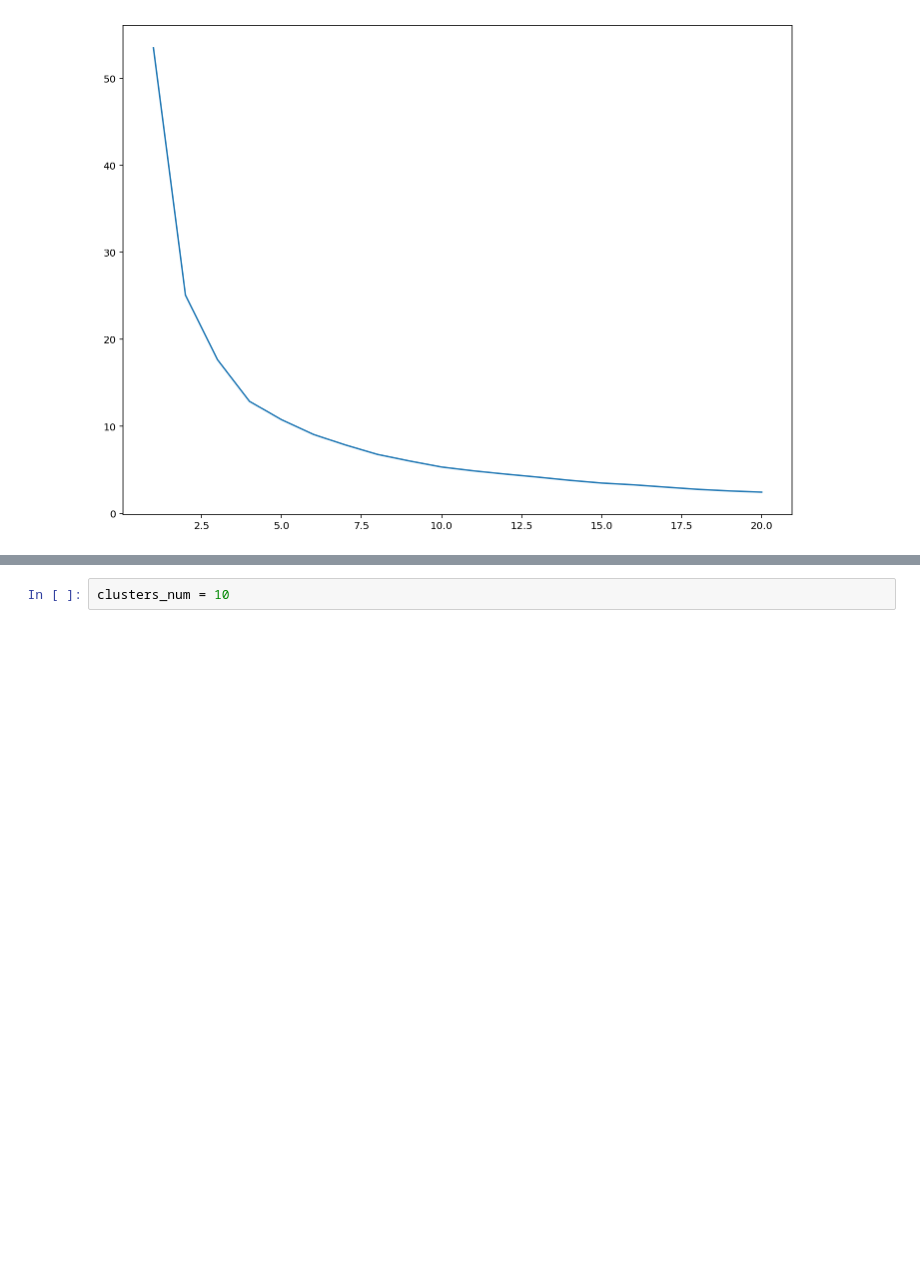
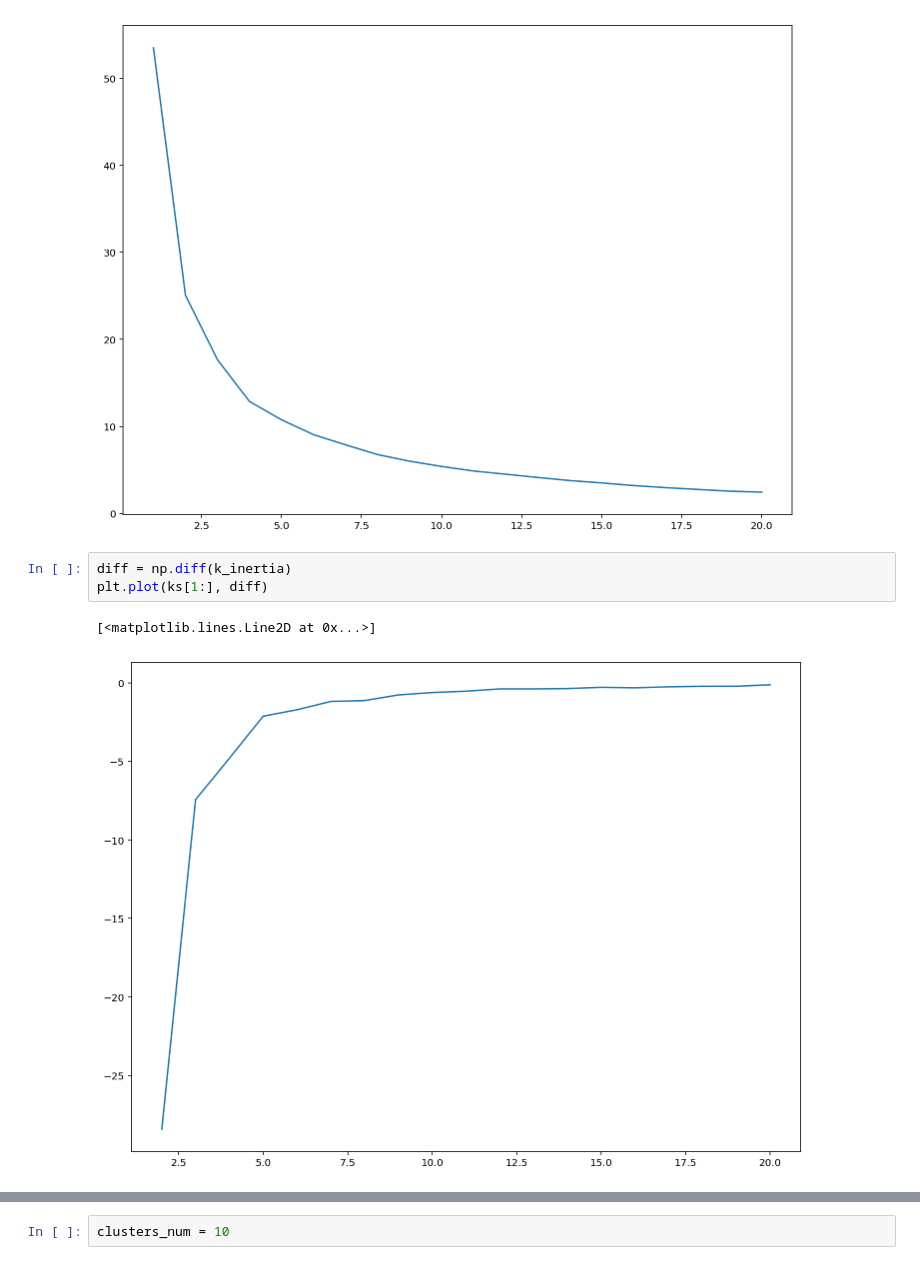
Before and after one commit to rimidalv/school_netology, a Jupyter notebook: 2.6 - clustering/Homework/homework clustering.ipynb, the cells around one changed output, grey strips where cells are left out. Cells and saved outputs as stored; diff of their text form; blank space fills up the shorter version.

```diff
--- a/2.6 - clustering/Homework/homework clustering.ipynb
+++ b/2.6 - clustering/Homework/homework clustering.ipynb
@@ -88,3 +88,9 @@ plt.plot(ks, k_inertia)
 # %% [output]
 [<matplotlib.lines.Line2D at 0x...>]
 [figure]
+# %%
+diff = np.diff(k_inertia)
+plt.plot(ks[1:], diff)
+# %% [output]
+[<matplotlib.lines.Line2D at 0x...>]
+[figure, added]
```
Also changed, not shown: parts of 20 cells of this notebook, 5 other files.
